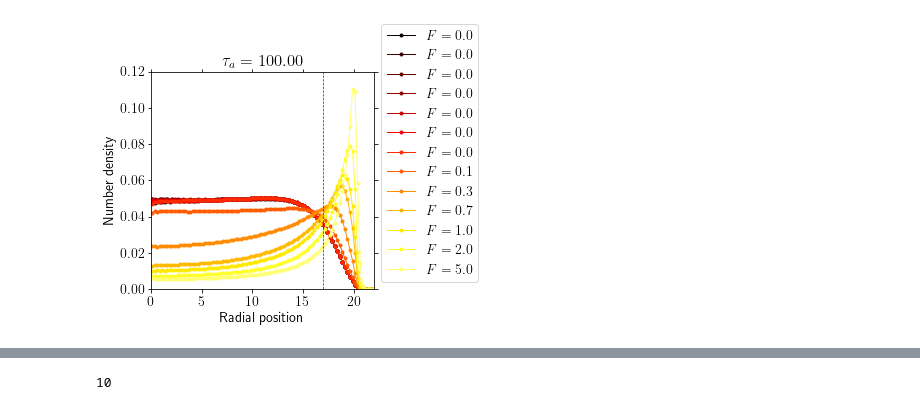
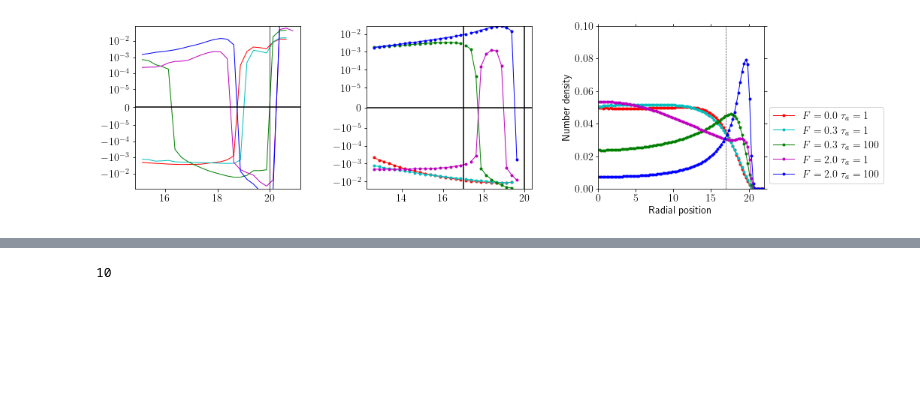
Before and after one commit to s-brahmachari/Active-noise-simulations, a Jupyter notebook: analysis_codes/plot-RDP.ipynb, the cells around one changed output, grey strips where cells are left out. Drawn from its saved outputs; the diff is of its cells as text; code cells hidden in the pictures; blank space fills up the shorter version.

```diff
--- a/analysis_codes/plot-RDP.ipynb
+++ b/analysis_codes/plot-RDP.ipynb
@@ -13,18 +13,21 @@ import decimal
 from scipy.integrate import simps
 # %%
 mpl.rcParams.update({'font.size':14, 'text.usetex':True})
-fig,ax=plt.subplots(1,1,figsize=(4,4),gridspec_kw={'wspace':0.4, 'hspace':0.4})
+fig,[ax1,ax2,ax]=plt.subplots(1,3,figsize=(15,4),gridspec_kw={'wspace':0.4, 'hspace':0.4})
 
 
 ind=4
 fpath='../../data/SAC_exp/'
-for (name,tp) in [('low',0.01),('mid',1.0), ('high',100.)]:
+for (name,tp) in [('low',0.01)]:#,('mid',1.0), ('high',100.)]:
     Ts,Fs,Tas=[],[],[]
     Rmax=[]
+    Rp=[]
+    Rpp=[]
     betas=[]
 
     ax.clear()
     colors = pl.cm.hot(np.linspace(0,1,15))
+    colors=['r','c','m','g','b']
     count=0
     for fname in os.listdir(fpath+'RDP/'):
         if '.npz' in fname and 'RadNumDens' in fname:# and 'rep2' in fname:
@@ -46,19 +49,57 @@ for (name,tp) in [('low',0.01),('mid',1.0), ('high',100.)]:
 
             Rav=simps(npzfile['bins']**3*4*np.pi*npzfile['hist']/1200,npzfile['bins'])
             Rm=npzfile['bins'][np.where(npzfile['hist']==npzfile['hist'].max())][0]
-            Rmax.append(Rav)
+
+            dR=np.gradient(npzfile['hist'])/np.gradient(npzfile['bins'])
+
+            #check away from boundary
+            val=2
+            for item in dR[50:-20]:
+                if item<1e-5: val=0
+
+            #check close to boundary
+            cross_count=0
+            ddR=np.gradient(dR)/np.gradient(npzfile['bins'])
+            for item1,item2 in zip(dR[-20:-10],dR[-19:-9]):
+                # print(np.sign(item1),np.sign(item2))
+                if np.sign(item1)!=np.sign(item2):
+                    cross_count+=1
+                    # print('ohio')
+            state=None
+            if val==2 and cross_count>0:
+                state=2
+            elif val==0 and cross_count>0:
+                state=3
+            elif val==0 and cross_count==0:
+                state=1
+            else: print(val,cross_count,'ohio')
+            print(F,Ta,state)
+            Rp.append(state)
+
+            # print(F,Ta, val,cross_count)
+            if cross_count>1:
+                cross_count=2
+            else: cross_count=0
+            Rpp.append(cross_count)
             if F==0: Rav_eq=Rav
 
-            if F==0 or Ta==tp:#F==0.0 or (F==3 and (Ta==1 or Ta==100)):
+            # if F==0 or Ta==tp:#F==0.0 or (F==3 and (Ta==1 or Ta==100)):
                 # if 'RadNumDens_A' in fname:
                 #     ax1.plot(npzfile['bins'],npzfile['hist'], '.-',label='$F={:.1f},{:.1f}$'.format(beta,F),lw=1)
 
                 # elif 'RadNumDens_B' in fname:
                 #     ax2.plot(npzfile['bins'],npzfile['hist'], '.-',label='$F={:.1f}$'.format(F),lw=1)
                 # else:
-                ax.plot(npzfile['bins'],npzfile['hist'], '.-',label='$F={:.1f}$'.format(F),lw=1, color=colors[count])
+            for fval,taval,lc in [(0.0,1.0,'r'),(0.3,1,'c'),(2,1,'m'),(2,100,'b'),(0.3,100,'g')]:
+                if F!=fval or Ta!=taval: continue
+
+                ax.plot(npzfile['bins'],npzfile['hist'], '.-',label='$F={:.1f}\ \\tau_a={:.0f}$'.format(F,Ta),lw=1, color=lc)
+                # ax.plot(np.linspace(0,20,100), pval(np.linspace(0,20,100)),c='k')
+                ax1.plot(npzfile['bins'][60:-5],np.gradient(dR[60:-5])/np.gradient(npzfile['bins'][60:-5]), '-',label='$F={:.1f}\ \\tau_a={:.2f}$'.format(F,Ta),lw=1, color=lc)
+                ax2.plot(npzfile['bins'][-20:-10],dR[-20:-10], '.-',label='$F={:.1f}\ \\tau_a={:.0f}$'.format(F,Ta),lw=1, color=lc)
+                ax2.plot(npzfile['bins'][50:-20],dR[50:-20], '.-',label='$F={:.1f}\ \\tau_a={:.0f}$'.format(F,Ta),lw=1, color=lc)
                 count+=1
-                ax.set_title('$\\tau_a={:.2f}$'.format(Ta))
+                # ax.set_title('$\\tau_a={:.2f}$'.format(Ta))
 
     ax.set_xlabel('Radial position')
     ax.set_ylabel('Number density')
@@ -66,6 +107,15 @@ for (name,tp) in [('low',0.01),('mid',1.0), ('high',100.)]:
     ax.set_xlim(0,22)
     ax.axvline(17,c='0.2',ls='--',lw=0.7)
     # ax.set_yscale('log')
-    ax.set_ylim(0,1.2e-1)
+    ax.set_ylim(0,0.1)
+    ax1.set_ylim(-0.09,9e-2)
+    ax2.axvline(17, c='k')
+    ax2.axvline(20, c='k')
+    ax2.axhline(0, c='k')
+    ax1.axhline(0,c='k')
+    ax1.axvline(20,c='k',ls='-',lw=0.7)
+    ax1.set_yscale('SymLog',linthresh=1e-5)
+    ax2.set_yscale('SymLog',linthresh=1e-5)
+    fig.savefig(fpath+'plots/RDPs.png'.format(name), dpi=300, bbox_inches='tight')
     # fig.savefig(fpath+'plots/RDP_{}Ta.png'.format(name), dpi=300, bbox_inches='tight')
 # %% [output]
@@ -72,2 +139,2 @@ for (name,tp) in [('low',0.01),('mid',1.0), ('high',100.)]:
-[figure, old version]
+[figure, new version]
 # %%
```
Also changed, not shown: parts of 2 cells of this notebook, 2 other files.
